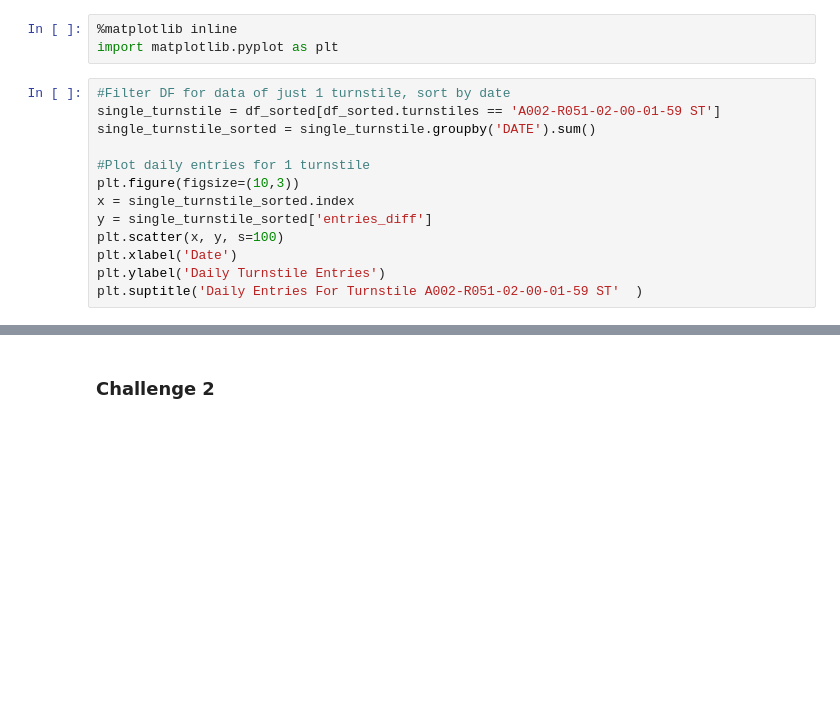
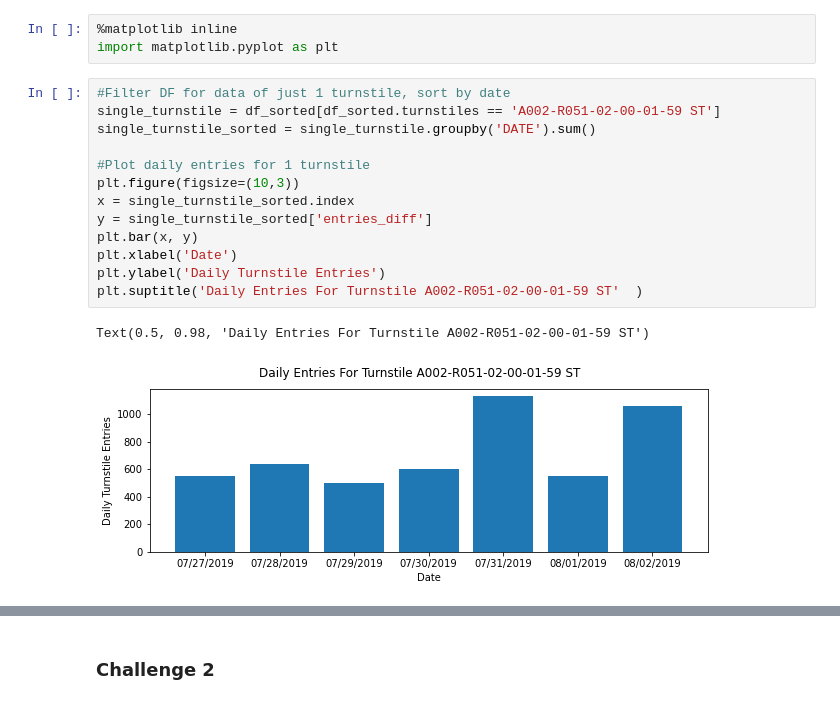
Before and after one commit to vincent-thompson/mta_turnstile_exploratory_data_analysis, a Jupyter notebook: ch_set_1_template.ipynb, the cells around one changed output, grey strips where cells are left out. Saved outputs shown, nothing was run; the diff lists cells and outputs as text; blank space fills up the shorter version.

```diff
--- a/ch_set_1_template.ipynb
+++ b/ch_set_1_template.ipynb
@@ -68,14 +100,17 @@ import matplotlib.pyplot as plt
 # %%
 #Filter DF for data of just 1 turnstile, sort by date
 single_turnstile = df_sorted[df_sorted.turnstiles == 'A002-R051-02-00-01-59 ST']
 single_turnstile_sorted = single_turnstile.groupby('DATE').sum()
 
 #Plot daily entries for 1 turnstile
 plt.figure(figsize=(10,3))
 x = single_turnstile_sorted.index
 y = single_turnstile_sorted['entries_diff']
-plt.scatter(x, y, s=100)
+plt.bar(x, y)
 plt.xlabel('Date')
 plt.ylabel('Daily Turnstile Entries')
 plt.suptitle('Daily Entries For Turnstile A002-R051-02-00-01-59 ST'  )
+# %% [output]
+Text(0.5, 0.98, 'Daily Entries For Turnstile A002-R051-02-00-01-59 ST')
+[figure, added]
 # %%
```
Also changed, not shown: parts of 17 cells of this notebook.
